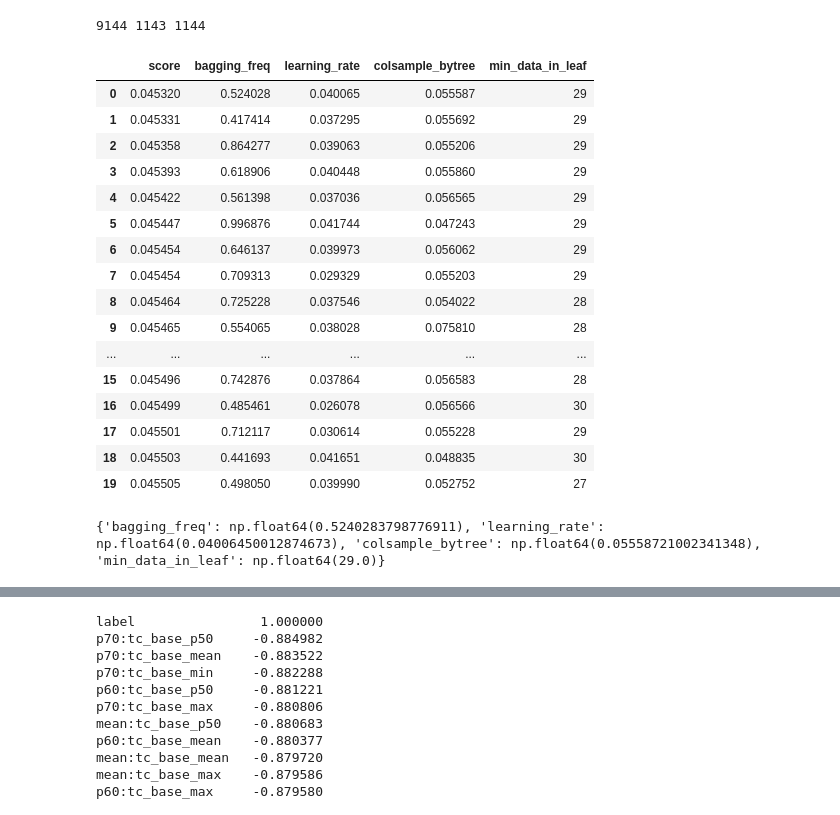
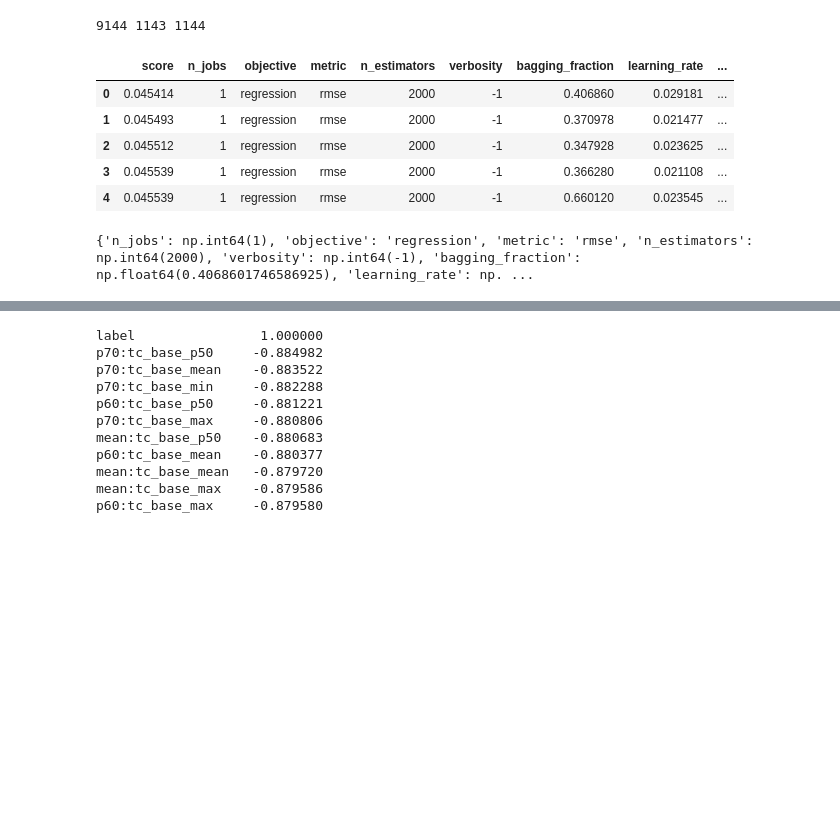
Before and after one commit to MaBody/aldiscore, a Jupyter notebook: notebooks/prediction_dev.ipynb, the cells around one changed output, grey strips where cells are left out. Cells and saved outputs as stored; diff of their text form; code cells hidden in the pictures; blank space fills up the shorter version.

```diff
--- a/notebooks/prediction_dev.ipynb
+++ b/notebooks/prediction_dev.ipynb
@@ -56,61 +56,21 @@ y_valid = label_df.loc[valid_idxs].iloc[:, 0]
 # %% [output]
 9144 1143 1144
 # %%
-param_df = pd.read_parquet(ROOT / "optuna" / "trial_02.parquet")
-param_df.head(20)
+param_df = pd.read_parquet(ROOT / "optuna" / "trial_03.parquet")
+param_df.head(5)
 # %% [output]
-|  | score | bagging_freq | learning_rate | colsample_bytree | min_data_in_leaf |
-| 0 | 0.045320 | 0.524028 | 0.040065 | 0.055587 | 29 |
-| 1 | 0.045331 | 0.417414 | 0.037295 | 0.055692 | 29 |
-| 2 | 0.045358 | 0.864277 | 0.039063 | 0.055206 | 29 |
-| 3 | 0.045393 | 0.618906 | 0.040448 | 0.055860 | 29 |
-| 4 | 0.045422 | 0.561398 | 0.037036 | 0.056565 | 29 |
-| 5 | 0.045447 | 0.996876 | 0.041744 | 0.047243 | 29 |
-| 6 | 0.045454 | 0.646137 | 0.039973 | 0.056062 | 29 |
-| 7 | 0.045454 | 0.709313 | 0.029329 | 0.055203 | 29 |
-| 8 | 0.045464 | 0.725228 | 0.037546 | 0.054022 | 28 |
-| 9 | 0.045465 | 0.554065 | 0.038028 | 0.075810 | 28 |
-| ... | ... | ... | ... | ... | ... |
-| 15 | 0.045496 | 0.742876 | 0.037864 | 0.056583 | 28 |
-| 16 | 0.045499 | 0.485461 | 0.026078 | 0.056566 | 30 |
-| 17 | 0.045501 | 0.712117 | 0.030614 | 0.055228 | 29 |
-| 18 | 0.045503 | 0.441693 | 0.041651 | 0.048835 | 30 |
-| 19 | 0.045505 | 0.498050 | 0.039990 | 0.052752 | 27 |
+|  | score | n_jobs | objective | metric | n_estimators | verbosity | bagging_fraction | learning_rate | ... |
+| 0 | 0.045414 | 1 | regression | rmse | 2000 | -1 | 0.406860 | 0.029181 | ... |
+| 1 | 0.045493 | 1 | regression | rmse | 2000 | -1 | 0.370978 | 0.021477 | ... |
+| 2 | 0.045512 | 1 | regression | rmse | 2000 | -1 | 0.347928 | 0.023625 | ... |
+| 3 | 0.045539 | 1 | regression | rmse | 2000 | -1 | 0.366280 | 0.021108 | ... |
+| 4 | 0.045539 | 1 | regression | rmse | 2000 | -1 | 0.660120 | 0.023545 | ... |
 # %%
 import lightgbm as lgb
 
-# Set parameters for regression
-# params = {
-#     "objective": "rmse",
-#     "learning_rate": 0.01,
-#     "metric": "l2,l1",
-#     "verbosity": 1,
-#     # "max_depth": 7,
-#     "seed": RSTATE,
-#     "num_leaves": 41,
-#     # "feature_fraction_bynode": 0.5,
-#     "feature_fraction": 0.2,
-#     "bagging_fraction": 0.67,
-#     # "bagging_freq": 5,
-#     # "early_stopping_rounds": 100,
-#     "num_threads": 2,
-# }
-param_df = pd.read_parquet(ROOT / "optuna" / "trial_02.parquet")
+param_df = pd.read_parquet(ROOT / "optuna" / "trial_03.parquet")
 params = dict(param_df.drop("score", axis=1).iloc[0])
 print(params)
-params.update(
-    {
-        "n_jobs": 1,
-        "objective": "regression",
-        "metric": "rmse",
-        "n_estimators": 2000,
-        "verbosity": -1,
-        "num_leaves": 32,
-        "subsample": 0.71,
-    }
-)
-params["bagging_freq"] = None
-params["bagging_fraction"] = 0.5240283798776911
 for key, val in params.items():
     if isinstance(params[key], float) and (float(int(val)) == val):
         params[key] = int(val)
@@ -118,7 +78,7 @@ for key, val in params.items():
 model = lgb.LGBMRegressor(**params)
 model = model.fit(X_train, y_train)
 # %% [output]
-{'bagging_freq': np.float64(0.5240283798776911), 'learning_rate': np.float64(0.04006450012874673), 'colsample_bytree': np.float64(0.05558721002341348), 'min_data_in_leaf': np.float64(29.0)}
+{'n_jobs': np.int64(1), 'objective': 'regression', 'metric': 'rmse', 'n_estimators': np.int64(2000), 'verbosity': np.int64(-1), 'bagging_fraction': np.float64(0.4068601746586925), 'learning_rate': np. ...
 # %%
 y_pred = model.predict(feat_df.loc[valid_idxs])
 y_true = label_df.loc[valid_idxs].to_numpy().ravel()
```
Also changed, not shown: parts of 5 cells of this notebook.
